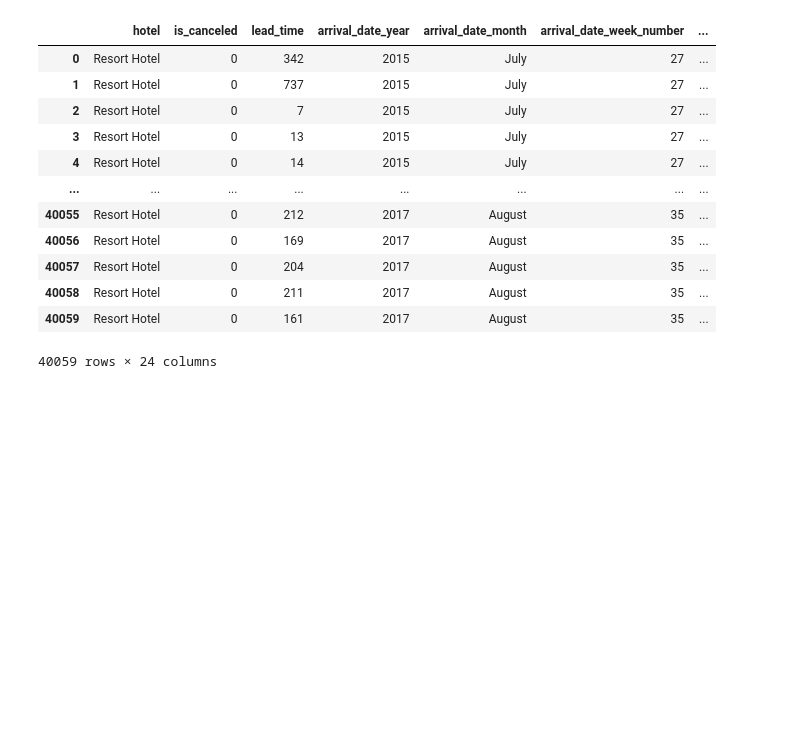
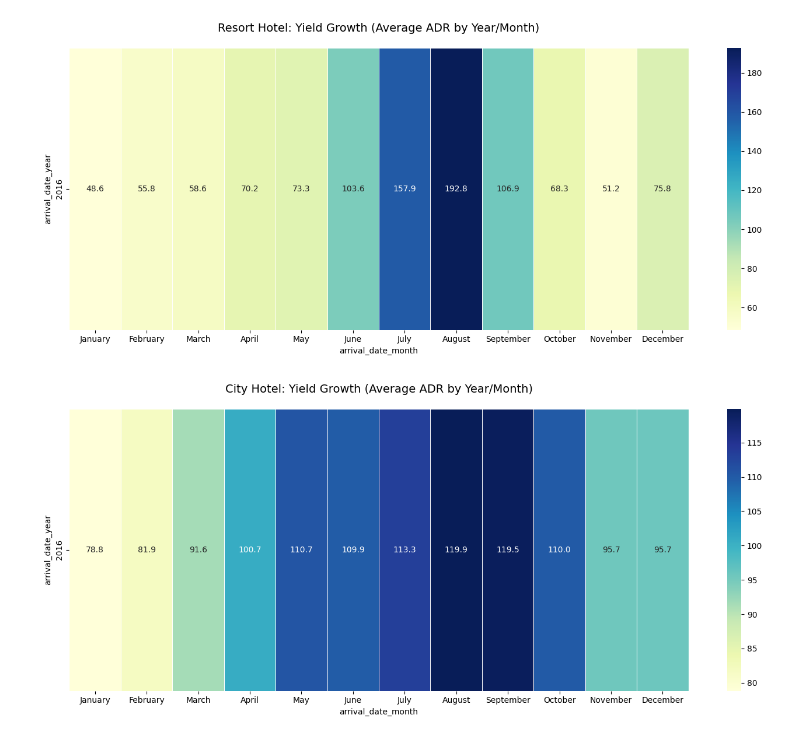
Before and after one commit to MOO242/Hotel-Demand-Forecasting-V3, a Jupyter notebook: Notebook/EDA.ipynb, the cells around one changed output. Drawn from its saved outputs; the diff is of its cells as text; code cells hidden in the pictures; blank space fills up the shorter version.

```diff
--- a/Notebook/EDA.ipynb
+++ b/Notebook/EDA.ipynb
@@ -32,20 +132,31 @@ print("\nShape",Resort_hotel.shape)
-# %%
-# Remove Undefined from Resort data
-Resort_hotel = Resort_hotel[Resort_hotel['distribution_channel'] != 'Undefined']
-Resort_hotel
-# %% [output]
-|  | hotel | is_canceled | lead_time | arrival_date_year | arrival_date_month | arrival_date_week_number | ... |
-| 0 | Resort Hotel | 0 | 342 | 2015 | July | 27 | ... |
-| 1 | Resort Hotel | 0 | 737 | 2015 | July | 27 | ... |
-| 2 | Resort Hotel | 0 | 7 | 2015 | July | 27 | ... |
-| 3 | Resort Hotel | 0 | 13 | 2015 | July | 27 | ... |
-| 4 | Resort Hotel | 0 | 14 | 2015 | July | 27 | ... |
-| ... | ... | ... | ... | ... | ... | ... | ... |
-| 40055 | Resort Hotel | 0 | 212 | 2017 | August | 35 | ... |
-| 40056 | Resort Hotel | 0 | 169 | 2017 | August | 35 | ... |
-| 40057 | Resort Hotel | 0 | 204 | 2017 | August | 35 | ... |
-| 40058 | Resort Hotel | 0 | 211 | 2017 | August | 35 | ... |
-| 40059 | Resort Hotel | 0 | 161 | 2017 | August | 35 | ... |
-40059 rows × 24 columns
+# %%
+''' I checked the yearly growth and found there's incomplete data in 2015, and 2017 so I will remove these years.'''
+
+for h in df['hotel'].unique():
+
+    temp = df[df['hotel'] == h]
+
+    # Chronological order for consistent plotting
+    month_order = [
+        'January', 'February', 'March', 'April', 'May', 'June',
+        'July', 'August', 'September', 'October', 'November', 'December'
+    ]
+
+    data_pivot_year = temp.pivot_table(
+        index='arrival_date_year',
+        columns='arrival_date_month',
+        values='adr',
+        aggfunc='mean'
+    ).reindex(columns=month_order)
+
+
+    plt.figure(figsize=(14, 6))
+    sns.heatmap(data_pivot_year, cmap='YlGnBu', annot=True, fmt=".1f", linewidths=.5)
+    plt.title(f'{h}: Yield Growth (Average ADR by Year/Month)', fontsize=14, pad=20)
+    plt.tight_layout()
+    plt.show()
+# %% [output]
+[figure, added]
+[figure, added]
 # %%
 # Boxplot for ADR by Distribution Channel
```
Also changed, not shown: parts of 9 cells of this notebook, 11 other files.
